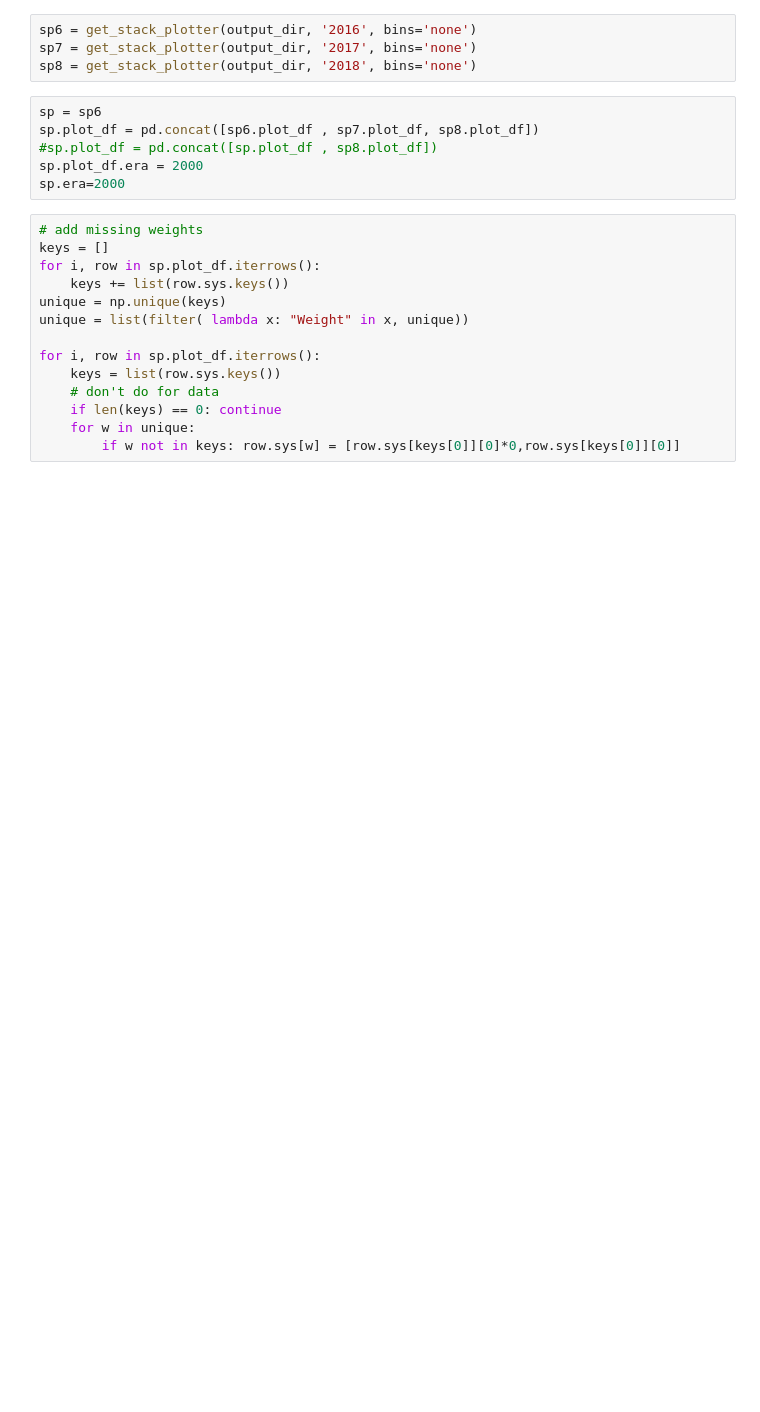
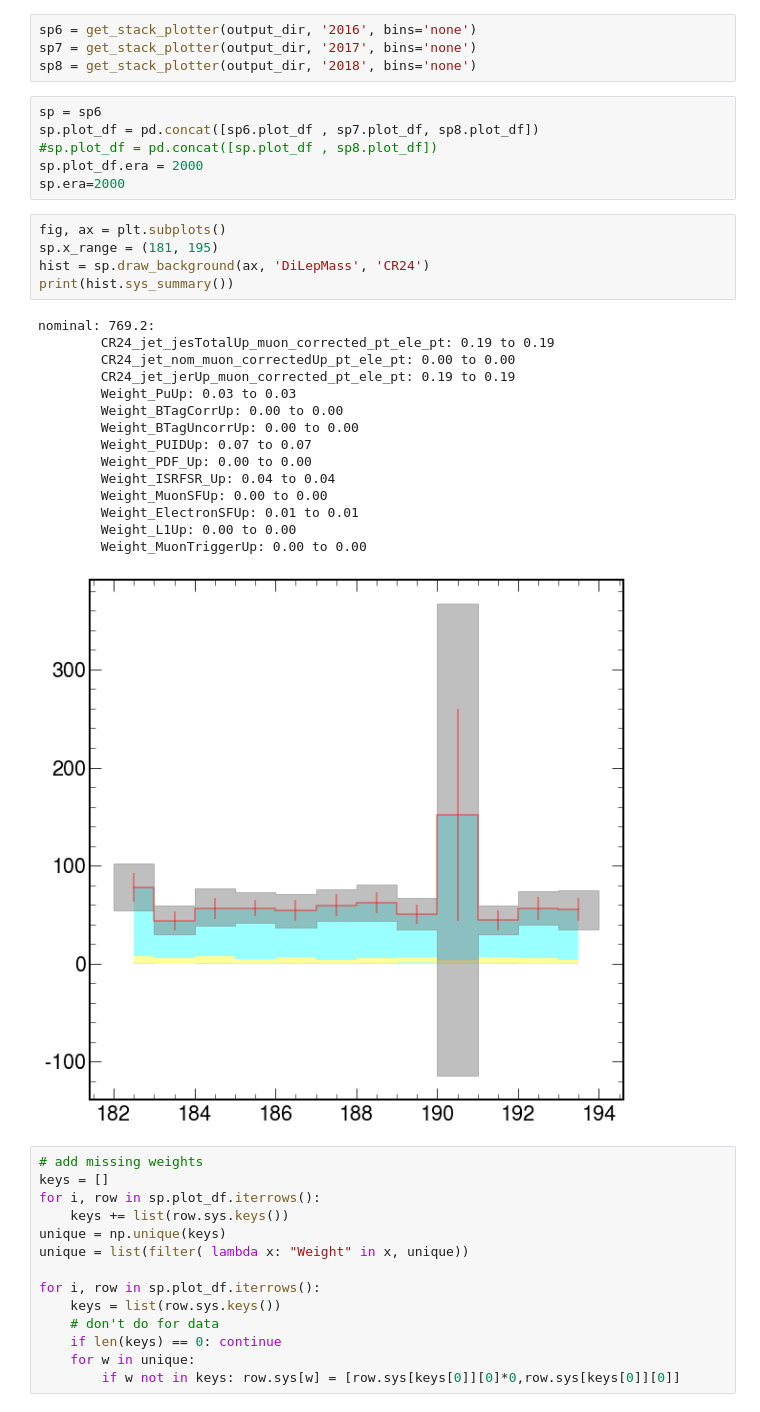
Before and after one commit to rymuelle/bff_plotting_code_v3, a Jupyter notebook: 3_stack_plot.ipynb, the cells around one changed output. Saved outputs shown, nothing was run; the diff lists cells and outputs as text; blank space fills up the shorter version.

Commit message:
updates to figure 2"

```diff
--- a/3_stack_plot.ipynb
+++ b/3_stack_plot.ipynb
@@ -31,6 +34,27 @@ sp.plot_df = pd.concat([sp6.plot_df , sp7.plot_df, sp8.plot_df])
 #sp.plot_df = pd.concat([sp.plot_df , sp8.plot_df])
 sp.plot_df.era = 2000
 sp.era=2000
+# %%
+fig, ax = plt.subplots()
+sp.x_range = (181, 195)
+hist = sp.draw_background(ax, 'DiLepMass', 'CR24')
+print(hist.sys_summary())
+# %% [output]
+nominal: 769.2:
+        CR24_jet_jesTotalUp_muon_corrected_pt_ele_pt: 0.19 to 0.19
+        CR24_jet_nom_muon_correctedUp_pt_ele_pt: 0.00 to 0.00
+        CR24_jet_jerUp_muon_corrected_pt_ele_pt: 0.19 to 0.19
+        Weight_PuUp: 0.03 to 0.03
+        Weight_BTagCorrUp: 0.00 to 0.00
+        Weight_BTagUncorrUp: 0.00 to 0.00
+        Weight_PUIDUp: 0.07 to 0.07
+        Weight_PDF_Up: 0.00 to 0.00
+        Weight_ISRFSR_Up: 0.04 to 0.04
+        Weight_MuonSFUp: 0.00 to 0.00
+        Weight_ElectronSFUp: 0.01 to 0.01
+        Weight_L1Up: 0.00 to 0.00
+        Weight_MuonTriggerUp: 0.00 to 0.00
+[figure, added]
 # %%
 # add missing weights
 keys = []
```
Also changed, not shown: parts of 43 cells of this notebook, 2 other files.
